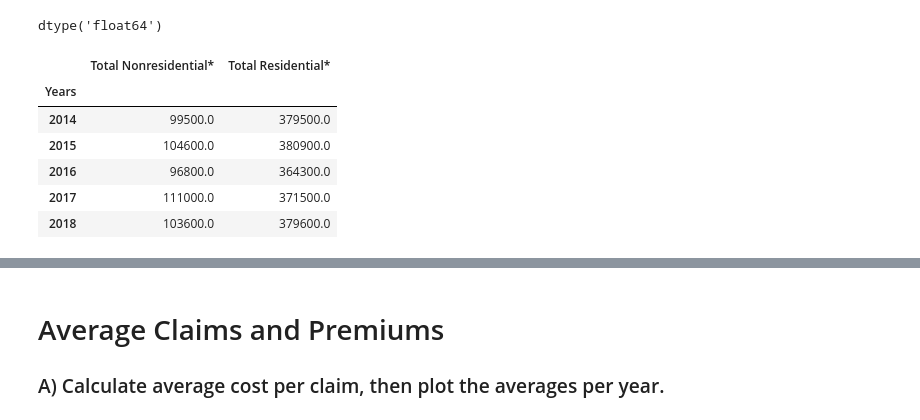
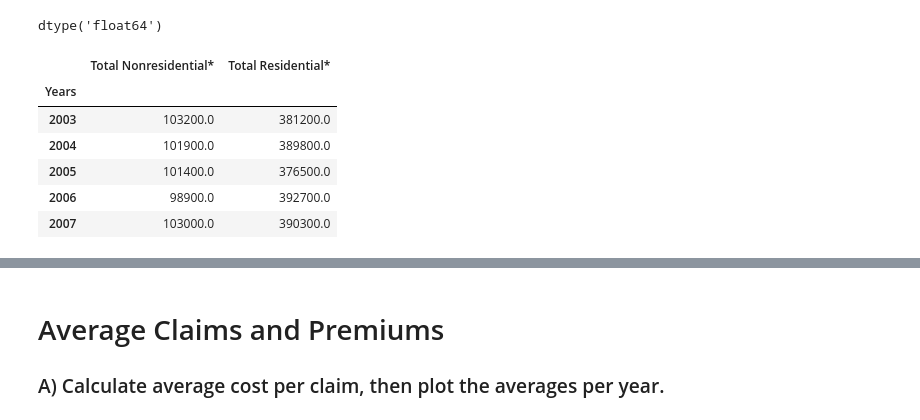
Before and after one commit to AnnSweetNanners/Project-1, a Jupyter notebook: Fire_Analysis.ipynb, the cells around one changed output, grey strips where cells are left out. Drawn from its saved outputs; the diff is of its cells as text; code cells hidden in the pictures.

```diff
--- a/Fire_Analysis.ipynb
+++ b/Fire_Analysis.ipynb
@@ -245,16 +242,16 @@ res_fire_est_plot = res_fire_est.hvplot(title = "Residnetial Claims Per Year")
 # %%
 ## Combine Nonresidential and Residential Total Claims into one dataframe.
 all_fire_claims = pd.concat([nonres_fire_est, res_fire_est], axis='columns', join='inner')
 all_fire_claims.sort_index(axis=0, ascending=True, inplace=True)
-all_fire_claims.tail()
+all_fire_claims.head()
 # %% [output]
 |  | Total Nonresidential* | Total Residential* |
 | Years |  |  |
-| 2014 | 99500.0 | 379500.0 |
-| 2015 | 104600.0 | 380900.0 |
-| 2016 | 96800.0 | 364300.0 |
-| 2017 | 111000.0 | 371500.0 |
-| 2018 | 103600.0 | 379600.0 |
+| 2003 | 103200.0 | 381200.0 |
+| 2004 | 101900.0 | 389800.0 |
+| 2005 | 101400.0 | 376500.0 |
+| 2006 | 98900.0 | 392700.0 |
+| 2007 | 103000.0 | 390300.0 |
 # %%
 #Use hvplot to plot Nonresidential and Residential dollar losses.
 all_fire_claims_plot = all_fire_claims.hvplot(title = "Nonresidential and Residential Total Fire Claims")
```
Also changed, not shown: parts of 7 cells of this notebook, 16 other files.
